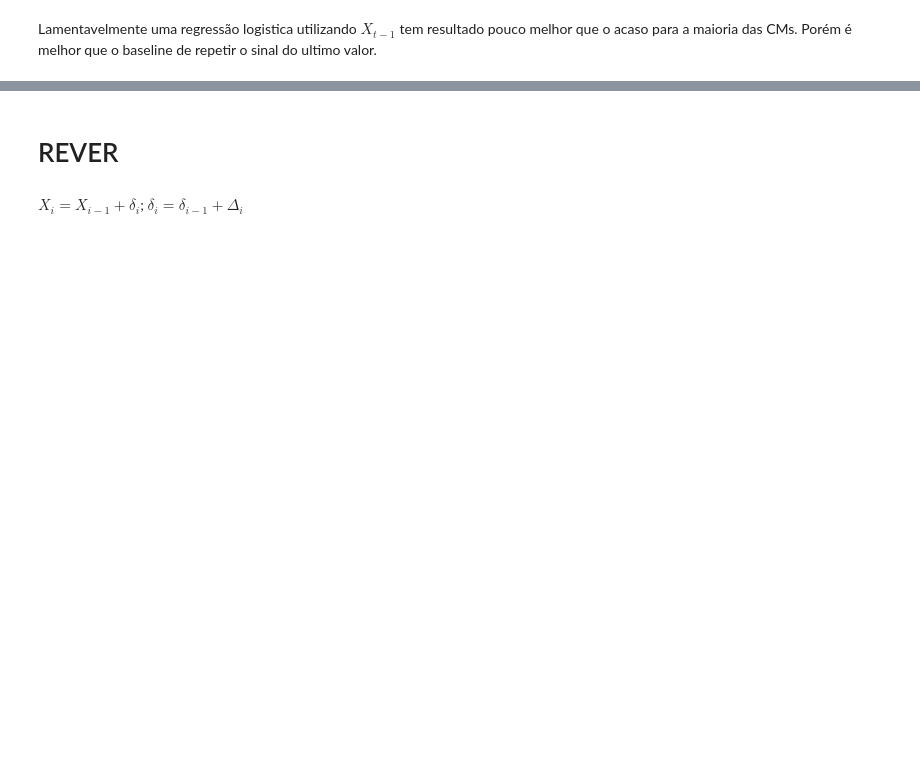
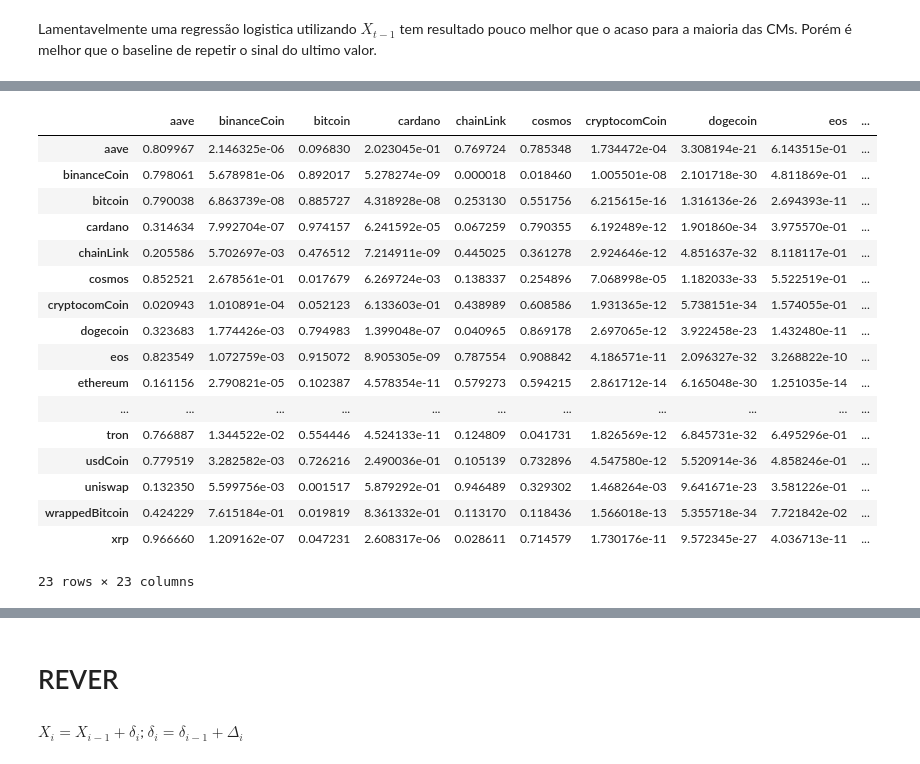
Before and after one commit to Bernardo-Senna/DataScience_Cryptocurrency_Project, a Jupyter notebook: notebooks/Final_Project_New.ipynb, the cells around one changed output, grey strips where cells are left out. Cells and saved outputs as stored; diff of their text form; code cells hidden in the pictures; blank space fills up the shorter version.

```diff
--- a/notebooks/Final_Project_New.ipynb
+++ b/notebooks/Final_Project_New.ipynb
@@ -423,15 +442,14 @@ pd.DataFrame(data, columns=["coin", "R²", "CV ROCAUC"])
 # %% [markdown]
 Para algumas moedas, como a stellar, temos um preditor razoável de variação dada umas variação. Porém, talvez seja mais relevante prever o valor com antecedência, usando por exemplo os valores das moedas no dia anterior.
 # %%
-columns = list(var.columns)
+columns = list(slopes.columns)
 data = []
 for col in columns:
     cols = columns.copy()
-    df = var[cols].copy()
-    df = (df - df.mean(0))/df.std(0)
-    df = sm.add_constant(df)
+    df = slopes[cols].copy()
+    df["const"] = 1
     df = df.iloc[:-1]
-    y = var[col].values[1:]
+    y = slopes[col].values[1:]
     y = (y> 0).astype(int)
     kfold = KFold(5)
     err = 0.
@@ -446,9 +464,9 @@ for col in columns:
         baseline_err += roc_auc_score(y[test_idx], baseline_pred)
     err /= 5
     baseline_err /= 5
-    y = var[col].iloc[1:]
+    y = slopes[col].iloc[1:]
     y.index = df.index
     est = sm.OLS(y, df)
     est = est.fit()
     data += [(col, est.rsquared, err, baseline_err)]
-pd.DataFrame(data, columns=["coin", "R²", "CV ROCAUC", "Baseline"])
+pd.DataFrame(data, columns=["coin", "OLS R²", "LR CV ROCAUC", "Baseline"])
@@ -494,0 +557,45 @@ for name in coinsDict.keys():
+# %%
+data = np.zeros([len(coinsDict)]*2)
+from scipy import stats
+for i, (key1, df) in enumerate(coinsDict.items()):
+    for j, (key2, df2) in enumerate(coinsDict.items()):
+        df1 = df.copy()
+
+        start = max([min(df1["Date"]), min(df2["Date"])])
+        end = min([max(df1["Date"]), max(df2["Date"])])
+        df1 = df1[(df1["Date"] >= start) & (df1["Date"] <= end)]
+        df2 = df2[(df2["Date"] >= start) & (df2["Date"] <= end)]
+        df1.index = range(len(df1))
+        df2.index = range(len(df2))
+        df1["AbsDiff"] = np.abs(df1["DifferencePerc"])
+        top100 = df1.nlargest(100, "AbsDiff")
+        selector = np.zeros(len(df1))
+        selector[top100.index] = 1
+        high_mean = df2.iloc[selector]["DifferencePerc"].mean()
+        diffs = []
+        for k in range(1000):
+            B = np.random.choice(df2.index,100,replace=True)
+            mean = df2["DifferencePerc"].values[B].mean()
+            diff = high_mean - mean
+            diffs.append(diff)
+        data[i,j] = stats.shapiro(diffs).pvalue
+pd.DataFrame(data, columns=coinsDict.keys(), index=coinsDict.keys())
+# %% [output]
+|  | aave | binanceCoin | bitcoin | cardano | chainLink | cosmos | cryptocomCoin | dogecoin | eos | ... |
+| aave | 0.809967 | 2.146325e-06 | 0.096830 | 2.023045e-01 | 0.769724 | 0.785348 | 1.734472e-04 | 3.308194e-21 | 6.143515e-01 | ... |
+| binanceCoin | 0.798061 | 5.678981e-06 | 0.892017 | 5.278274e-09 | 0.000018 | 0.018460 | 1.005501e-08 | 2.101718e-30 | 4.811869e-01 | ... |
+| bitcoin | 0.790038 | 6.863739e-08 | 0.885727 | 4.318928e-08 | 0.253130 | 0.551756 | 6.215615e-16 | 1.316136e-26 | 2.694393e-11 | ... |
+| cardano | 0.314634 | 7.992704e-07 | 0.974157 | 6.241592e-05 | 0.067259 | 0.790355 | 6.192489e-12 | 1.901860e-34 | 3.975570e-01 | ... |
+| chainLink | 0.205586 | 5.702697e-03 | 0.476512 | 7.214911e-09 | 0.445025 | 0.361278 | 2.924646e-12 | 4.851637e-32 | 8.118117e-01 | ... |
+| cosmos | 0.852521 | 2.678561e-01 | 0.017679 | 6.269724e-03 | 0.138337 | 0.254896 | 7.068998e-05 | 1.182033e-33 | 5.522519e-01 | ... |
+| cryptocomCoin | 0.020943 | 1.010891e-04 | 0.052123 | 6.133603e-01 | 0.438989 | 0.608586 | 1.931365e-12 | 5.738151e-34 | 1.574055e-01 | ... |
+| dogecoin | 0.323683 | 1.774426e-03 | 0.794983 | 1.399048e-07 | 0.040965 | 0.869178 | 2.697065e-12 | 3.922458e-23 | 1.432480e-11 | ... |
+| eos | 0.823549 | 1.072759e-03 | 0.915072 | 8.905305e-09 | 0.787554 | 0.908842 | 4.186571e-11 | 2.096327e-32 | 3.268822e-10 | ... |
+| ethereum | 0.161156 | 2.790821e-05 | 0.102387 | 4.578354e-11 | 0.579273 | 0.594215 | 2.861712e-14 | 6.165048e-30 | 1.251035e-14 | ... |
+| ... | ... | ... | ... | ... | ... | ... | ... | ... | ... | ... |
+| tron | 0.766887 | 1.344522e-02 | 0.554446 | 4.524133e-11 | 0.124809 | 0.041731 | 1.826569e-12 | 6.845731e-32 | 6.495296e-01 | ... |
+| usdCoin | 0.779519 | 3.282582e-03 | 0.726216 | 2.490036e-01 | 0.105139 | 0.732896 | 4.547580e-12 | 5.520914e-36 | 4.858246e-01 | ... |
+| uniswap | 0.132350 | 5.599756e-03 | 0.001517 | 5.879292e-01 | 0.946489 | 0.329302 | 1.468264e-03 | 9.641671e-23 | 3.581226e-01 | ... |
+| wrappedBitcoin | 0.424229 | 7.615184e-01 | 0.019819 | 8.361332e-01 | 0.113170 | 0.118436 | 1.566018e-13 | 5.355718e-34 | 7.721842e-02 | ... |
+| xrp | 0.966660 | 1.209162e-07 | 0.047231 | 2.608317e-06 | 0.028611 | 0.714579 | 1.730176e-11 | 9.572345e-27 | 4.036713e-11 | ... |
+23 rows × 23 columns
```
Also changed, not shown: parts of 24 cells of this notebook.
